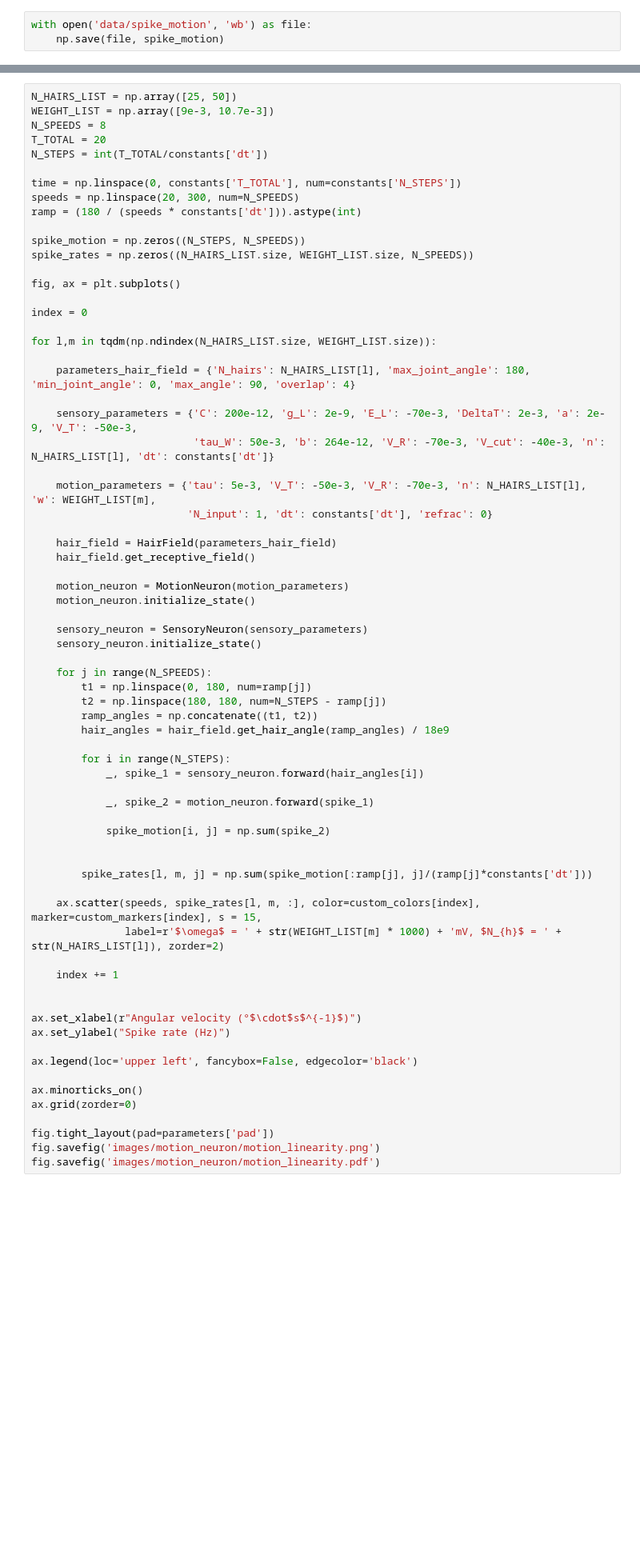
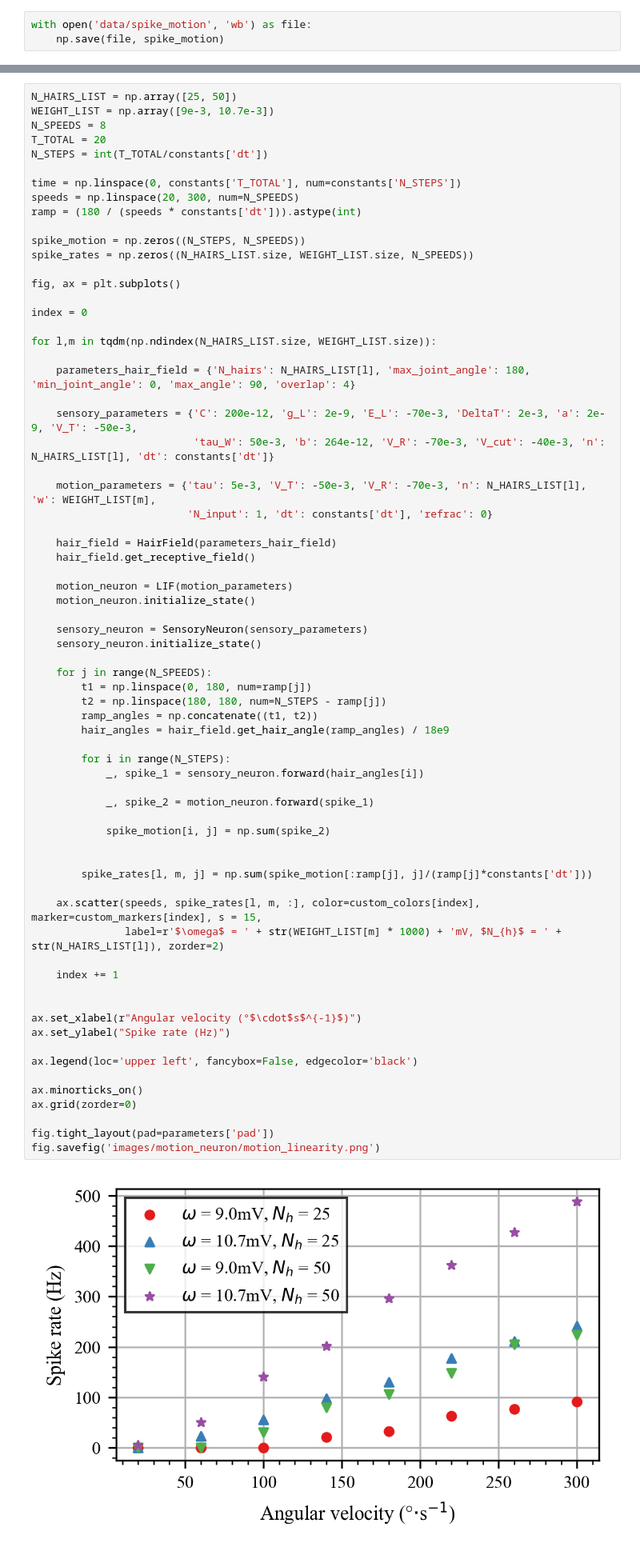
Before and after one commit to ThomasvanderVeen/StickInsectProprioception, a Jupyter notebook: 2_motion_neurons.ipynb, the cells around one changed output, grey strips where cells are left out. Shown: that part at 80% size. Cells and saved outputs as stored; diff of their text form; blank space fills up the shorter version.

```diff
--- a/2_motion_neurons.ipynb
+++ b/2_motion_neurons.ipynb
@@ -354,7 +331,7 @@ for l,m in tqdm(np.ndindex(N_HAIRS_LIST.size, WEIGHT_LIST.size)):
     hair_field = HairField(parameters_hair_field)
     hair_field.get_receptive_field()
 
-    motion_neuron = MotionNeuron(motion_parameters)
+    motion_neuron = LIF(motion_parameters)
     motion_neuron.initialize_state()
 
     sensory_neuron = SensoryNeuron(sensory_parameters)
@@ -365,31 +342,32 @@ for l,m in tqdm(np.ndindex(N_HAIRS_LIST.size, WEIGHT_LIST.size)):
         t2 = np.linspace(180, 180, num=N_STEPS - ramp[j])
         ramp_angles = np.concatenate((t1, t2))
         hair_angles = hair_field.get_hair_angle(ramp_angles) / 18e9
 
         for i in range(N_STEPS):
             _, spike_1 = sensory_neuron.forward(hair_angles[i])
 
             _, spike_2 = motion_neuron.forward(spike_1)
 
             spike_motion[i, j] = np.sum(spike_2)
 
 
         spike_rates[l, m, j] = np.sum(spike_motion[:ramp[j], j]/(ramp[j]*constants['dt']))
 
     ax.scatter(speeds, spike_rates[l, m, :], color=custom_colors[index], marker=custom_markers[index], s = 15,
                label=r'$\omega$ = ' + str(WEIGHT_LIST[m] * 1000) + 'mV, $N_{h}$ = ' + str(N_HAIRS_LIST[l]), zorder=2)
 
     index += 1
 
 
 ax.set_xlabel(r"Angular velocity (°$\cdot$s$^{-1}$)")
 ax.set_ylabel("Spike rate (Hz)")
 
 ax.legend(loc='upper left', fancybox=False, edgecolor='black')
 
 ax.minorticks_on()
 ax.grid(zorder=0)
 
 fig.tight_layout(pad=parameters['pad'])
 fig.savefig('images/motion_neuron/motion_linearity.png')
-fig.savefig('images/motion_neuron/motion_linearity.pdf')
+# %% [output]
+[figure, added]
```
Also changed, not shown: parts of 9 cells of this notebook, 14 other files.
